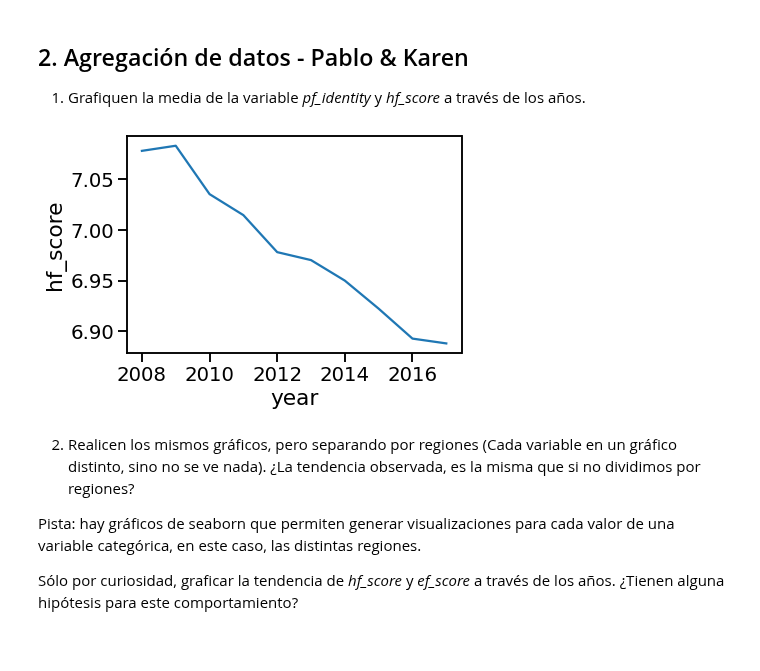
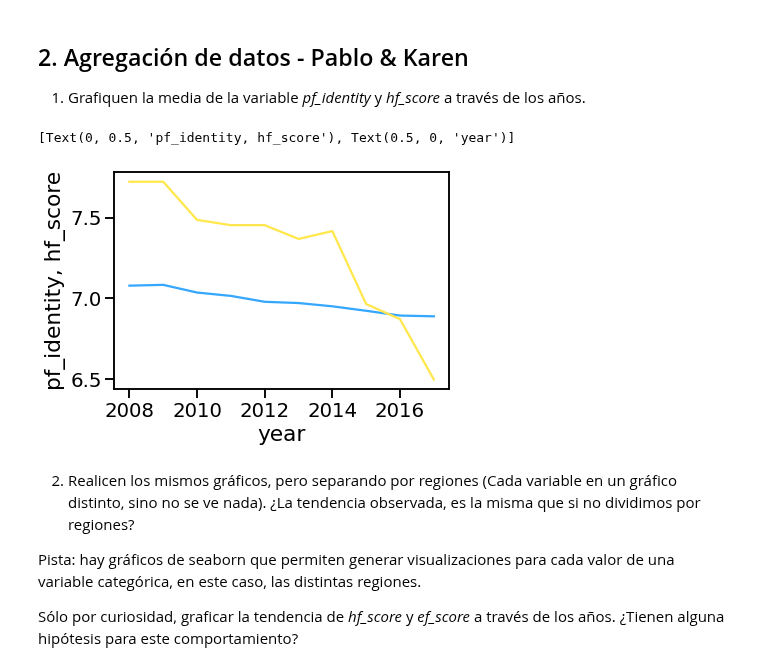
Before and after one commit to diplodatos2020-grupo5/AnalisisyVisualizacion, a Jupyter notebook: practico.ipynb, the cells around one changed output. Saved outputs shown, nothing was run; the diff lists cells and outputs as text; code cells hidden in the pictures.

```diff
--- a/practico.ipynb
+++ b/practico.ipynb
@@ -282,9 +282,12 @@ Al final no sacamos los outliers... ?  --------- Brandon ------
 1. Grafiquen la media de la variable *pf_identity* y *hf_score* a través de los años.
 # %%
 data_ = dataset.groupby("year").mean().reset_index()
-ax = seaborn.lineplot(x="year", y="hf_score", data=data_)
+ax = seaborn.lineplot(x="year", y="hf_score", data=data_,color=BLUE)
+bx = seaborn.lineplot(x="year", y="pf_identity",data=data_,color=YELLOW)
+ax.set(ylabel='pf_identity, hf_score', xlabel='year')
 # %% [output]
+[Text(0, 0.5, 'pf_identity, hf_score'), Text(0.5, 0, 'year')]
-[figure, old version]
+[figure, new version]
 # %% [markdown]
 2. Realicen los mismos gráficos, pero separando por regiones (Cada variable en un gráfico distinto, sino no se ve nada). ¿La tendencia observada, es la misma que si no dividimos por regiones?
 
```
Also changed, not shown: parts of 2 cells of this notebook.
